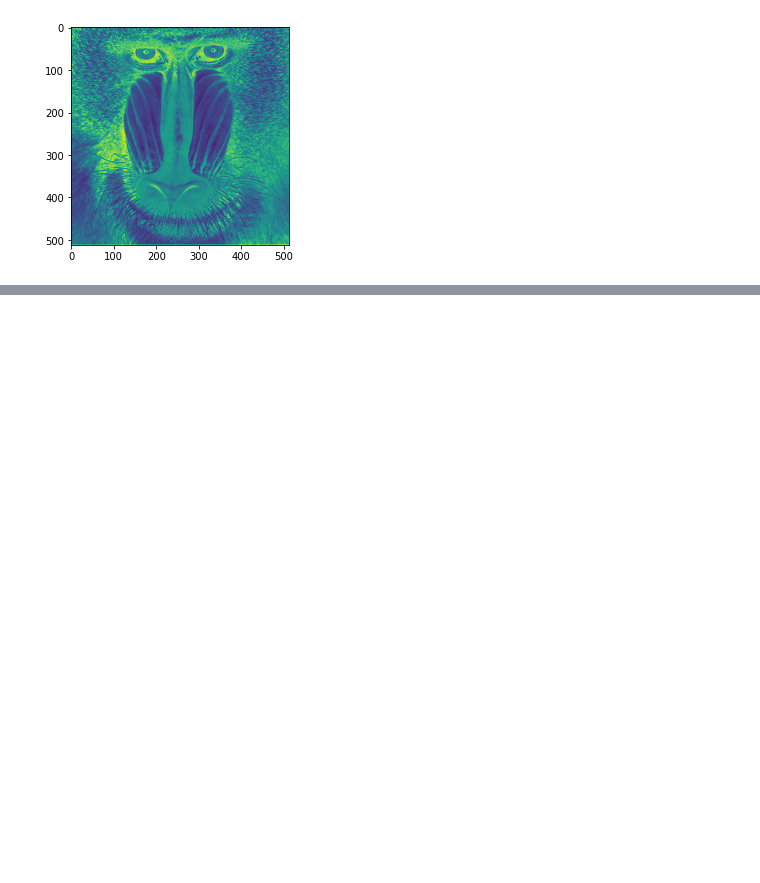
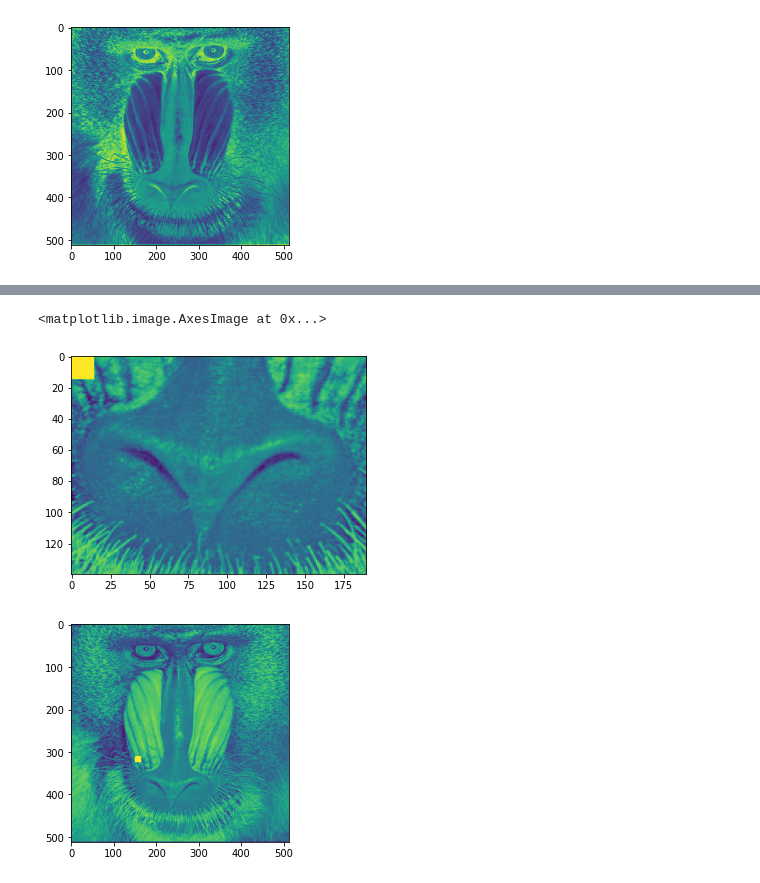
Before and after one commit to pzierahn/uni.2020.bildverarbeitung, a Jupyter notebook: exercise.01/exercise.01.ipynb, the cells around one changed output, grey strips where cells are left out. Drawn from its saved outputs; the diff is of its cells as text; code cells hidden in the pictures; blank space fills up the shorter version.

```diff
--- a/exercise.01/exercise.01.ipynb
+++ b/exercise.01/exercise.01.ipynb
@@ -225,0 +227,19 @@ Lossy conversion from float64 to uint8. Range [23.0, 255.0]. Convert image to ui
+# %%
+import skimage.io
+import matplotlib.pyplot as plt
+
+mandrill = skimage.io.imread("mandrill.png")
+nose = mandrill[310:450, 150:340]
+
+nose[:20, :20] = 0xff
+plt.figure()
+plt.imshow(nose)
+
+plt.figure()
+plt.imshow(mandrill)
+
+# Antwort: die veränderungen sind auch im Originalbild sichtbar!
+# %% [output]
+<matplotlib.image.AxesImage at 0x...>
+[figure, added]
+[figure, added]
```
Also changed, not shown: parts of 6 cells of this notebook.
